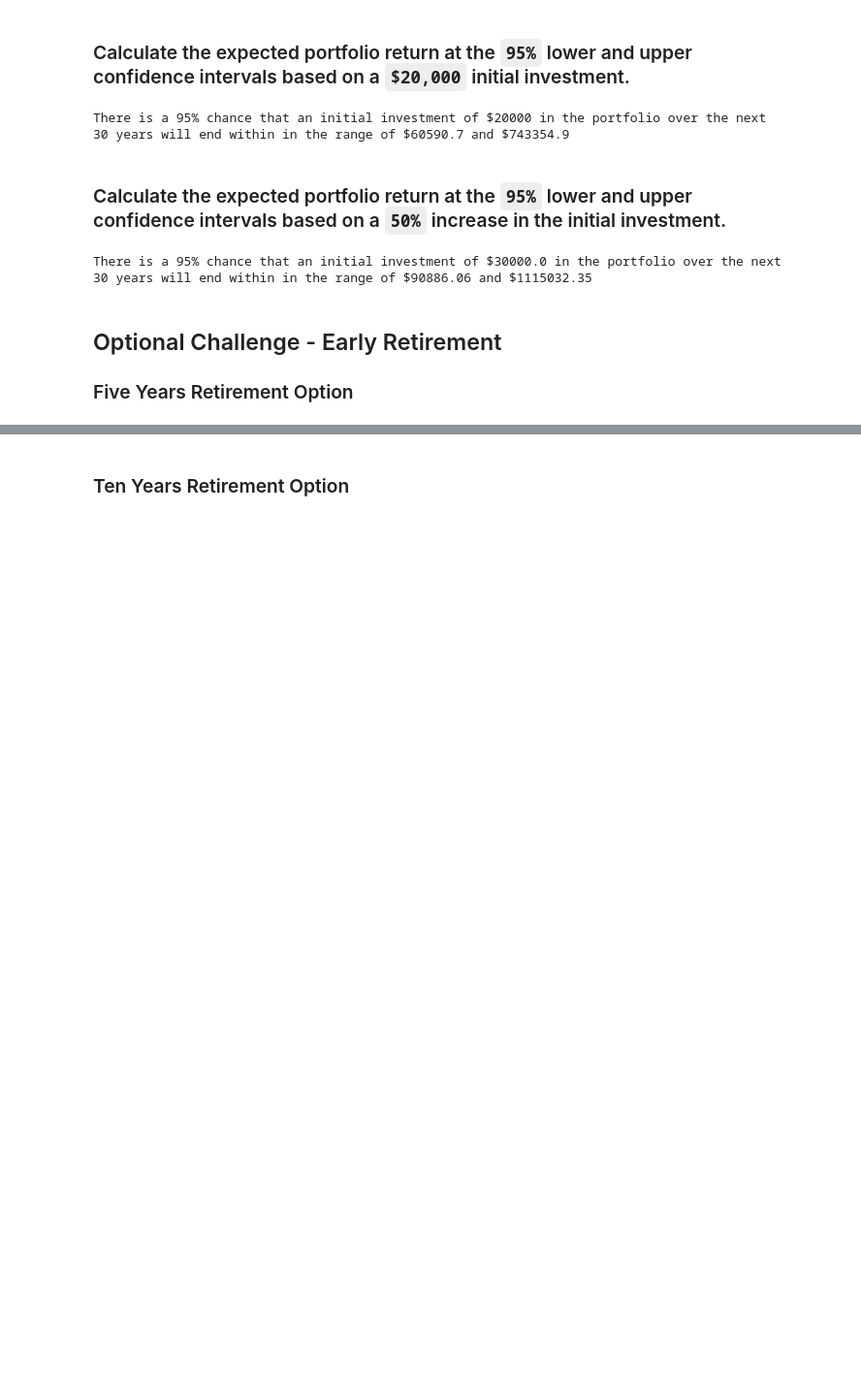
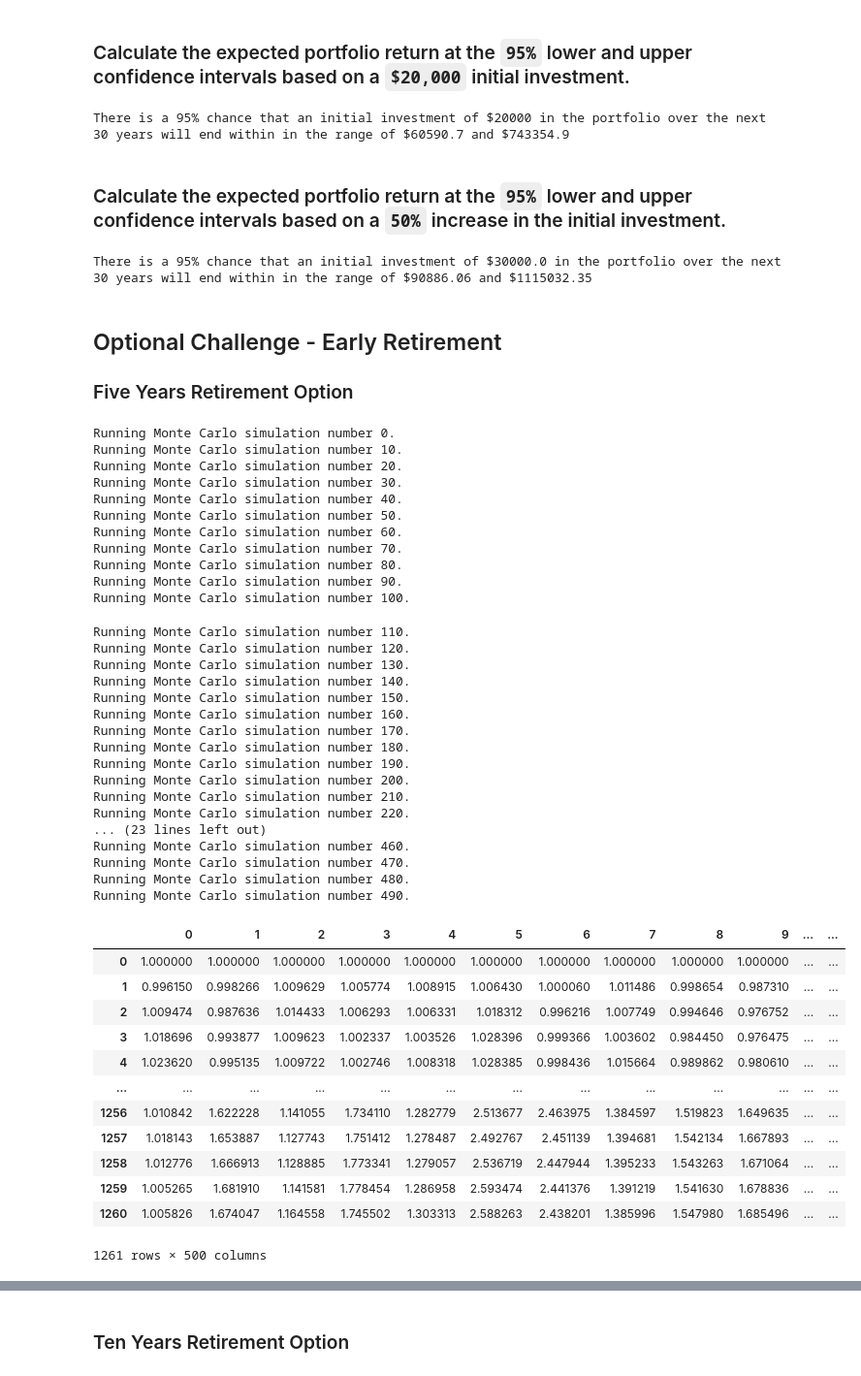
Before and after one commit to gokhanunal34/apiApplicationsWithPython, a Jupyter notebook: financial-planner.ipynb, the cells around one changed output, grey strips where cells are left out. Shown: that part at 97% size. Saved outputs shown, nothing was run; the diff lists cells and outputs as text; code cells hidden in the pictures; blank space fills up the shorter version.

```diff
--- a/financial-planner.ipynb
+++ b/financial-planner.ipynb
@@ -397,3 +405,45 @@ There is a 95% chance that an initial investment of $30000.0 in the portfolio ov
 # %%
-# Configuring a Monte Carlo simulation to forecast 5 years cumulative returns
-# YOUR CODE HERE!
+# Running a Monte Carlo simulation to forecast 5 years cumulative returns
+MC_five_years.calc_cumulative_return()
+# %% [output]
+Running Monte Carlo simulation number 0.
+Running Monte Carlo simulation number 10.
+Running Monte Carlo simulation number 20.
+Running Monte Carlo simulation number 30.
+Running Monte Carlo simulation number 40.
+Running Monte Carlo simulation number 50.
+Running Monte Carlo simulation number 60.
+Running Monte Carlo simulation number 70.
+Running Monte Carlo simulation number 80.
+Running Monte Carlo simulation number 90.
+Running Monte Carlo simulation number 100.
+Running Monte Carlo simulation number 110.
+Running Monte Carlo simulation number 120.
+Running Monte Carlo simulation number 130.
+Running Monte Carlo simulation number 140.
+Running Monte Carlo simulation number 150.
+Running Monte Carlo simulation number 160.
+Running Monte Carlo simulation number 170.
+Running Monte Carlo simulation number 180.
+Running Monte Carlo simulation number 190.
+Running Monte Carlo simulation number 200.
+Running Monte Carlo simulation number 210.
+Running Monte Carlo simulation number 220.
+... (23 lines left out)
+Running Monte Carlo simulation number 460.
+Running Monte Carlo simulation number 470.
+Running Monte Carlo simulation number 480.
+Running Monte Carlo simulation number 490.
+|  | 0 | 1 | 2 | 3 | 4 | 5 | 6 | 7 | 8 | 9 | ... | ... |
+| 0 | 1.000000 | 1.000000 | 1.000000 | 1.000000 | 1.000000 | 1.000000 | 1.000000 | 1.000000 | 1.000000 | 1.000000 | ... | ... |
+| 1 | 0.996150 | 0.998266 | 1.009629 | 1.005774 | 1.008915 | 1.006430 | 1.000060 | 1.011486 | 0.998654 | 0.987310 | ... | ... |
+| 2 | 1.009474 | 0.987636 | 1.014433 | 1.006293 | 1.006331 | 1.018312 | 0.996216 | 1.007749 | 0.994646 | 0.976752 | ... | ... |
+| 3 | 1.018696 | 0.993877 | 1.009623 | 1.002337 | 1.003526 | 1.028396 | 0.999366 | 1.003602 | 0.984450 | 0.976475 | ... | ... |
+| 4 | 1.023620 | 0.995135 | 1.009722 | 1.002746 | 1.008318 | 1.028385 | 0.998436 | 1.015664 | 0.989862 | 0.980610 | ... | ... |
+| ... | ... | ... | ... | ... | ... | ... | ... | ... | ... | ... | ... | ... |
+| 1256 | 1.010842 | 1.622228 | 1.141055 | 1.734110 | 1.282779 | 2.513677 | 2.463975 | 1.384597 | 1.519823 | 1.649635 | ... | ... |
+| 1257 | 1.018143 | 1.653887 | 1.127743 | 1.751412 | 1.278487 | 2.492767 | 2.451139 | 1.394681 | 1.542134 | 1.667893 | ... | ... |
+| 1258 | 1.012776 | 1.666913 | 1.128885 | 1.773341 | 1.279057 | 2.536719 | 2.447944 | 1.395233 | 1.543263 | 1.671064 | ... | ... |
+| 1259 | 1.005265 | 1.681910 | 1.141581 | 1.778454 | 1.286958 | 2.593474 | 2.441376 | 1.391219 | 1.541630 | 1.678836 | ... | ... |
+| 1260 | 1.005826 | 1.674047 | 1.164558 | 1.745502 | 1.303313 | 2.588263 | 2.438201 | 1.385996 | 1.547980 | 1.685496 | ... | ... |
+1261 rows × 500 columns
```
Also changed, not shown: parts of 13 cells of this notebook.
